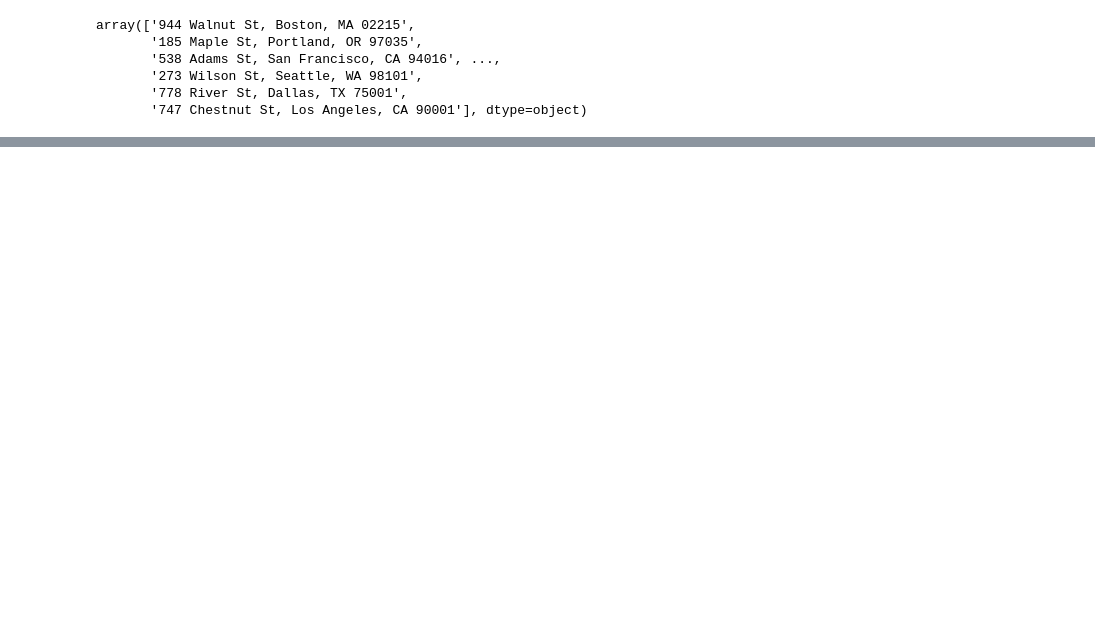
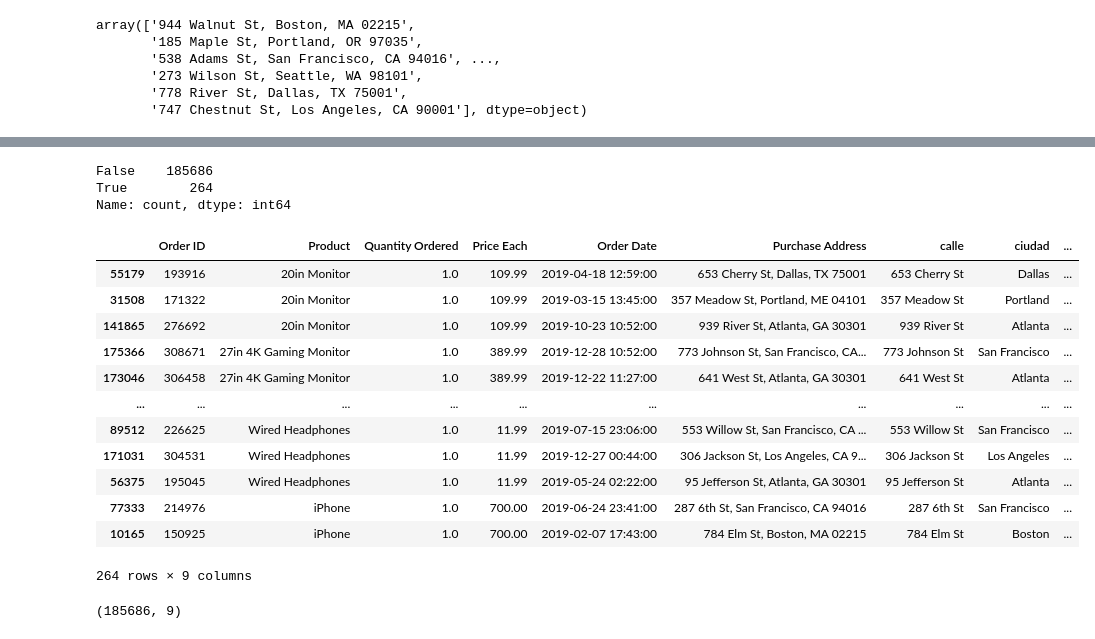
Before and after one commit to carlos1680/CPEDS, a Jupyter notebook: modulo2/3 Manipulacion de datos/4 B - Groupby/Sales.ipynb, the cells around one changed output, grey strips where cells are left out. Saved outputs shown, nothing was run; the diff lists cells and outputs as text; code cells hidden in the pictures; blank space fills up the shorter version.

```diff
--- a/modulo2/3 Manipulacion de datos/4 B - Groupby/Sales.ipynb
+++ b/modulo2/3 Manipulacion de datos/4 B - Groupby/Sales.ipynb
@@ -146,3 +168,6 @@ array(['944 Walnut St, Boston, MA 02215',
        '273 Wilson St, Seattle, WA 98101',
        '778 River St, Dallas, TX 75001',
        '747 Chestnut St, Los Angeles, CA 90001'], dtype=object)
+# %%
+v_anuales_sin_nulos[["calle","ciudad","codigo_postal"]]=v_anuales_sin_nulos["Purchase Address"].str.split(",",expand = True)
+v_anuales_sin_nulos.head()
@@ -148,0 +181,27 @@ array(['944 Walnut St, Boston, MA 02215',
+# %%
+v_anuales_sin_nulos.duplicated().value_counts()
+# %% [output]
+False    185686
+True        264
+Name: count, dtype: int64
+# %%
+v_anuales_sin_nulos[v_anuales_sin_nulos.duplicated()].sort_values(by="Product")
+# %% [output]
+|  | Order ID | Product | Quantity Ordered | Price Each | Order Date | Purchase Address | calle | ciudad | ... |
+| 55179 | 193916 | 20in Monitor | 1.0 | 109.99 | 2019-04-18 12:59:00 | 653 Cherry St, Dallas, TX 75001 | 653 Cherry St | Dallas | ... |
+| 31508 | 171322 | 20in Monitor | 1.0 | 109.99 | 2019-03-15 13:45:00 | 357 Meadow St, Portland, ME 04101 | 357 Meadow St | Portland | ... |
+| 141865 | 276692 | 20in Monitor | 1.0 | 109.99 | 2019-10-23 10:52:00 | 939 River St, Atlanta, GA 30301 | 939 River St | Atlanta | ... |
+| 175366 | 308671 | 27in 4K Gaming Monitor | 1.0 | 389.99 | 2019-12-28 10:52:00 | 773 Johnson St, San Francisco, CA... | 773 Johnson St | San Francisco | ... |
+| 173046 | 306458 | 27in 4K Gaming Monitor | 1.0 | 389.99 | 2019-12-22 11:27:00 | 641 West St, Atlanta, GA 30301 | 641 West St | Atlanta | ... |
+| ... | ... | ... | ... | ... | ... | ... | ... | ... | ... |
+| 89512 | 226625 | Wired Headphones | 1.0 | 11.99 | 2019-07-15 23:06:00 | 553 Willow St, San Francisco, CA ... | 553 Willow St | San Francisco | ... |
+| 171031 | 304531 | Wired Headphones | 1.0 | 11.99 | 2019-12-27 00:44:00 | 306 Jackson St, Los Angeles, CA 9... | 306 Jackson St | Los Angeles | ... |
+| 56375 | 195045 | Wired Headphones | 1.0 | 11.99 | 2019-05-24 02:22:00 | 95 Jefferson St, Atlanta, GA 30301 | 95 Jefferson St | Atlanta | ... |
+| 77333 | 214976 | iPhone | 1.0 | 700.00 | 2019-06-24 23:41:00 | 287 6th St, San Francisco, CA 94016 | 287 6th St | San Francisco | ... |
+| 10165 | 150925 | iPhone | 1.0 | 700.00 | 2019-02-07 17:43:00 | 784 Elm St, Boston, MA 02215 | 784 Elm St | Boston | ... |
+264 rows × 9 columns
+# %%
+v_anuales_sin_nulos = v_anuales_sin_nulos.drop_duplicates()
+v_anuales_sin_nulos.shape
+# %% [output]
+(185686, 9)
```
Also changed, not shown: parts of 24 cells of this notebook, 4 other files.
